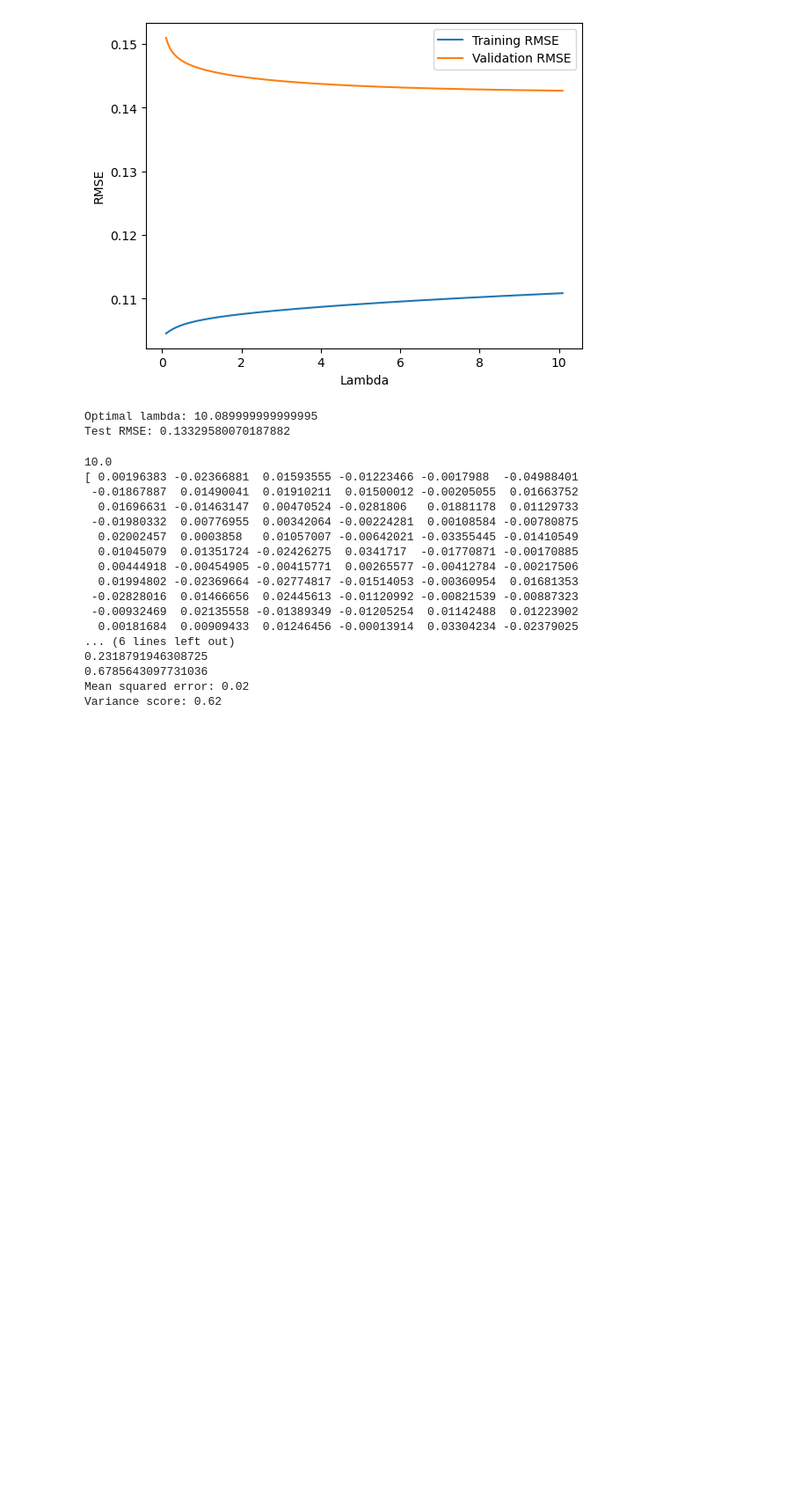
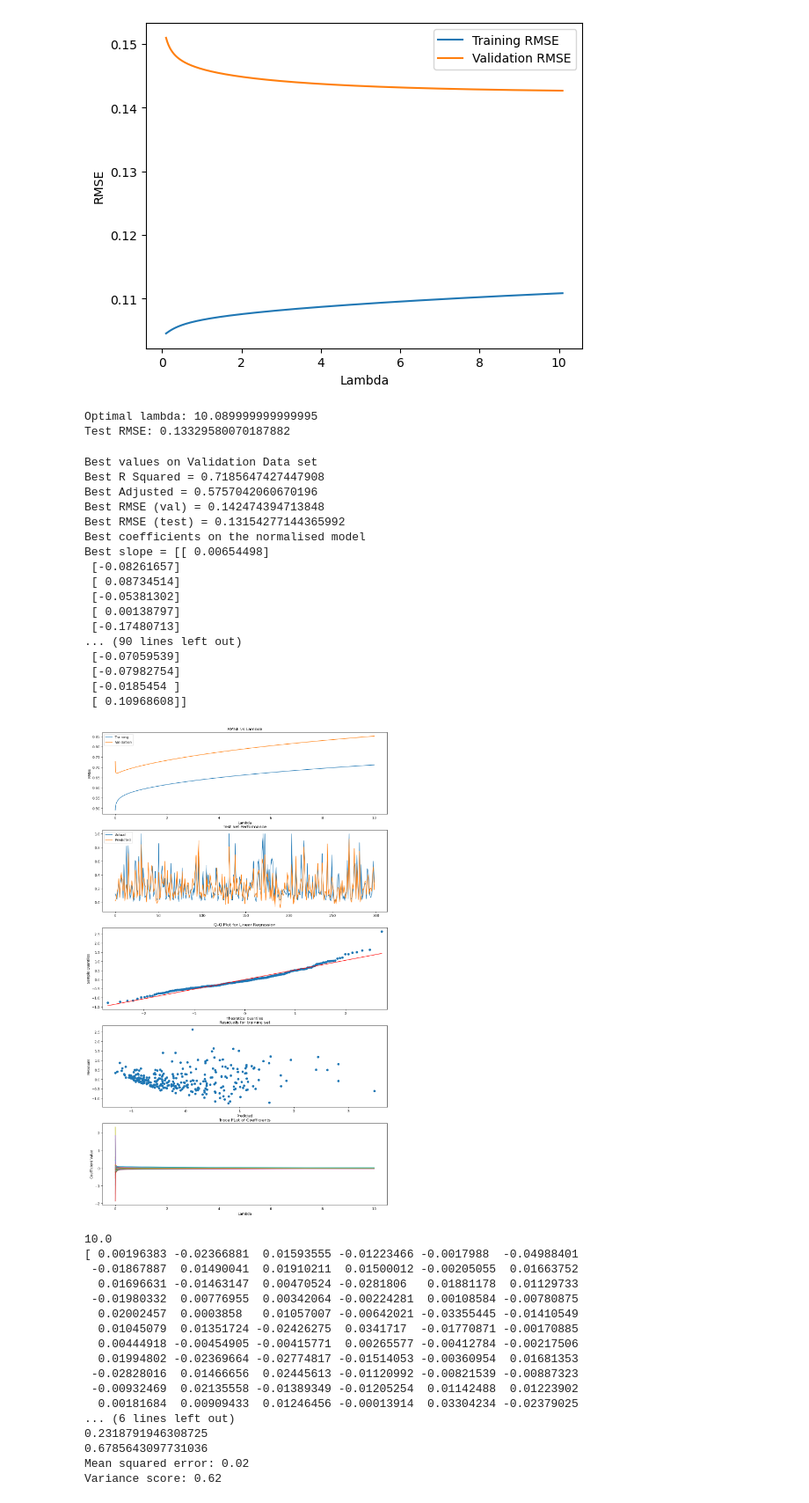
Before and after one commit to DonMMK/Machine-Learning-CAB420, a Jupyter notebook: assessment1a/Q1/CAB420_A1A_Q1_Template.ipynb, the cells around one changed output. Shown at 88% size. Drawn from its saved outputs; the diff is of its cells as text; code cells hidden in the pictures; blank space fills up the shorter version.

```diff
--- a/assessment1a/Q1/CAB420_A1A_Q1_Template.ipynb
+++ b/assessment1a/Q1/CAB420_A1A_Q1_Template.ipynb
@@ -286,3 +471,49 @@ Test RMSE: 0.13329580070187882
+# %%
+def standardise(data):
+  """ Standardise/Normalise data to have zero mean and unit variance
+
+  Args:
+    data (np.array):
+      data we want to standardise (usually covariates)
+
+    Returns:
+      Standardised data, mean of data, standard deviation of data
+  """
+  mu = np.mean(data, axis=0)
+  sigma = np.std(data, axis=0)
+  scaled = (data - mu) / sigma
+  return scaled, mu, sigma
+
+
+X_train_std, mu_train_x, sigma_train_x = standardise(X_train)
+Y_train_std, mu_train_y, sigma_train_y = standardise(y_train)
+X_val_std = (X_val - mu_train_x)/sigma_train_x
+Y_val_std = (y_val - mu_train_y)/sigma_train_y
+X_test_std = (X_test - mu_train_x)/sigma_train_x
+Y_test_std = (y_test - mu_train_y)/sigma_train_y
+
+alpha_list = np.linspace(0, 10.0, 1000)
+evaluate_regularisation(X_train_std, Y_train_std, X_val_std, Y_val_std, X_test_std, Y_test_std,
+                        mu_train_y, sigma_train_y, alpha_list, 0)
+# %% [output]
+Best values on Validation Data set
+Best R Squared = 0.7185647427447908
+Best Adjusted = 0.5757042060670196
+Best RMSE (val) = 0.142474394713848
+Best RMSE (test) = 0.13154277144365992
+Best coefficients on the normalised model
+Best slope = [[ 0.00654498]
+ [-0.08261657]
+ [ 0.08734514]
+ [-0.05381302]
+ [ 0.00138797]
+ [-0.17480713]
+... (90 lines left out)
+ [-0.07059539]
+ [-0.07982754]
+ [-0.0185454 ]
+ [ 0.10968608]]
+[figure, added]
 # %%
 # Train a Ridge regression model to predict the number of
 # violent crimes per captia from the socio-economic data.
```
Also changed, not shown: parts of 4 cells of this notebook.
